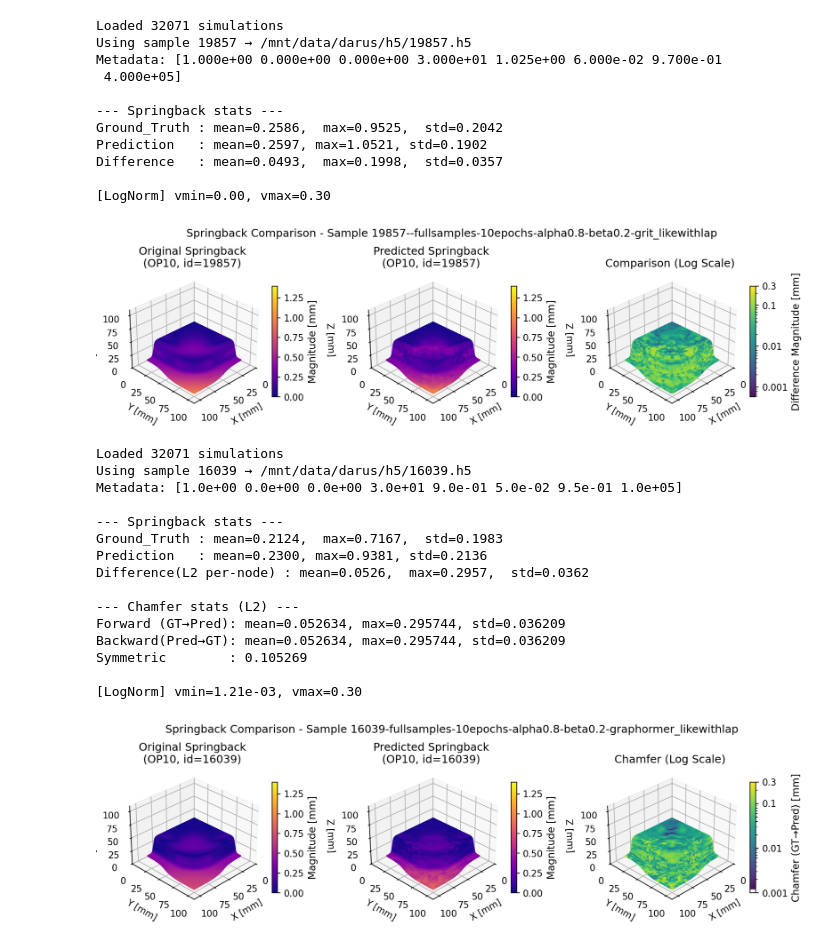
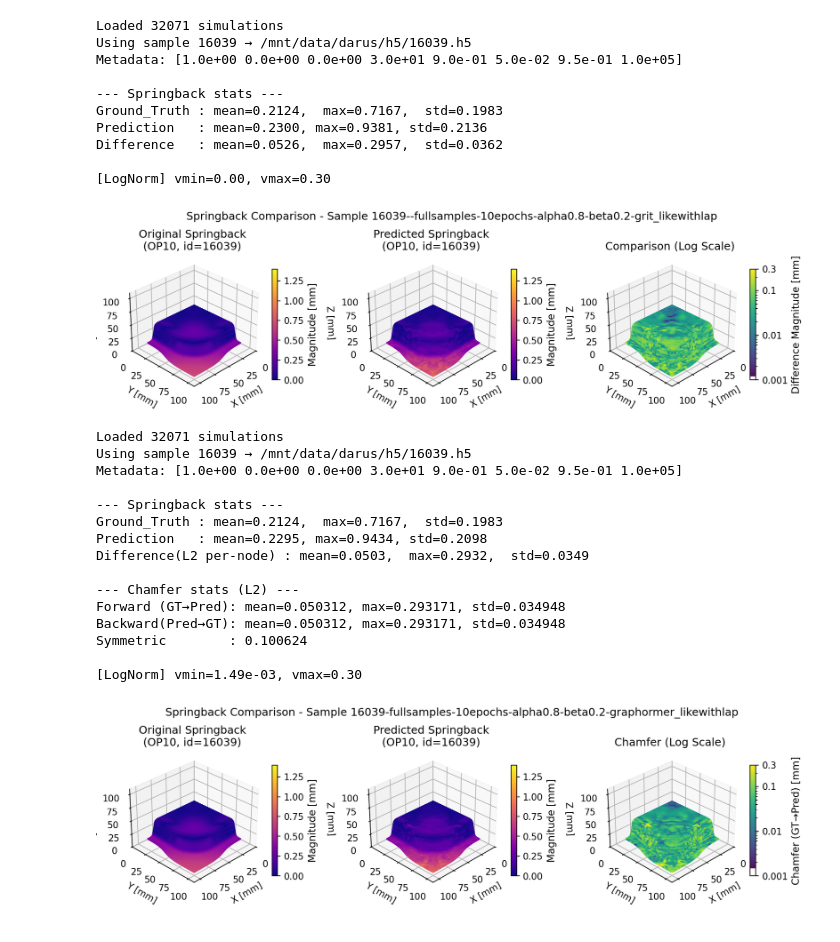
Before and after one commit to Jiang241023/research_project, a Jupyter notebook: hybrid_approach/feature_extraction/feature_display_pointcloud.ipynb, the cells around one changed output. Drawn from its saved outputs; the diff is of its cells as text; code cells hidden in the pictures.

```diff
--- a/hybrid_approach/feature_extraction/feature_display_pointcloud.ipynb
+++ b/hybrid_approach/feature_extraction/feature_display_pointcloud.ipynb
@@ -13,7 +13,7 @@ from utils_DDACS import extract_mesh, extract_point_springback
 OPERATION   = 10
 TIMESTEP    = 2
 sample_id   = "16039"
-pred_dir    = "/home/RUS_CIP/st186731/research_project/hybrid_approach/grit_like_and_graphormer_like/prediction/ddacs-node-regression/grit_like"
+pred_dir    = "/home/RUS_CIP/st186731/research_project/hybrid_approach/grit_like_and_graphormer_like/prediction/ddacs-node-regression/graphormer_like-fullsamples-10epochs-alpha0.8-beta0.2-graphormer_likewithlap"
 # pred_dir    = "/home/RUS_CIP/st186731/research_project/hybrid_approach/grit_like_and_graphormer_like/prediction/ddacs-node-regression/graphormer_like"
 data_root   = "/mnt/data/jiang"
 data_dir    = Path("/mnt/data/darus/")
@@ -150,40 +150,39 @@ cbar3.set_ticks([3e-1,1e-1, 1e-2, 1e-3,])                 # positions
 cbar3.set_ticklabels(['0.3', '0.1','0.01', '0.001'])        # labels you want
 cbar3.set_label("Difference Magnitude [mm]", fontsize=11)
 
 ax3.set_title("Comparison (Log Scale)")
 ax3.set_xlim(AXIS_LIMITS); ax3.set_ylim(AXIS_LIMITS); ax3.set_zlim(AXIS_LIMITS)
 ax3.view_init(VIEW_ELEVATION, VIEW_AZIMUTH)
 ax3.set_xlabel("X [mm]"); ax3.set_ylabel("Y [mm]"); ax3.set_zlabel("Z [mm]")
 
 # plt.suptitle(f"Springback Comparison - Sample {sim_id}-fullsamples-10epochs-alpha0.8-beta0.2-grit_likewithlap", y=0.98, fontsize=12)
 plt.suptitle(f"Springback Comparison - Sample {sim_id}--fullsamples-10epochs-alpha0.8-beta0.2-grit_likewithlap", y=0.98, fontsize=12)
 # plt.suptitle(f"Springback Comparison - Sample {sim_id}", y=0.98, fontsize=12)
 
 save_dir = Path("/home/RUS_CIP/st186731/research_project/figures")
 save_dir.mkdir(parents=True, exist_ok=True)
 
 fig.tight_layout()  # arrange subplots nicely
 if pred_dir == "/home/RUS_CIP/st186731/research_project/hybrid_approach/grit_like_and_graphormer_like/prediction/ddacs-node-regression/graphormer_like":
     fig.savefig(save_dir / f"springback_id{sample_id}_graphormer_like_with_lap_loss.png",
                 dpi=150, bbox_inches="tight", pad_inches=0.1)
 else:
     fig.savefig(save_dir / f"springback_id{sample_id}_grit_like_without_lap_loss_logscale-fullsamples-10epochs-alpha0.8-beta0.2-grit_likewithlap.png",
                 dpi=150, bbox_inches="tight", pad_inches=0.1)
 
 plt.show()
 # %% [output]
 Loaded 32071 simulations
-Using sample 19857 → /mnt/data/darus/h5/19857.h5
-Metadata: [1.000e+00 0.000e+00 0.000e+00 3.000e+01 1.025e+00 6.000e-02 9.700e-01
- 4.000e+05]
+Using sample 16039 → /mnt/data/darus/h5/16039.h5
+Metadata: [1.0e+00 0.0e+00 0.0e+00 3.0e+01 9.0e-01 5.0e-02 9.5e-01 1.0e+05]
 
 --- Springback stats ---
-Ground_Truth : mean=0.2586,  max=0.9525,  std=0.2042
-Prediction   : mean=0.2597, max=1.0521, std=0.1902
-Difference   : mean=0.0493,  max=0.1998,  std=0.0357
+Ground_Truth : mean=0.2124,  max=0.7167,  std=0.1983
+Prediction   : mean=0.2300, max=0.9381, std=0.2136
+Difference   : mean=0.0526,  max=0.2957,  std=0.0362
 
 [LogNorm] vmin=0.00, vmax=0.30
-[figure, old version]
+[figure, new version]
 # %%
 import os
 import numpy as np
@@ -200,8 +199,8 @@ from scipy.spatial import cKDTree as KDTree
 OPERATION   = 10
 TIMESTEP    = 2
 sample_id   = "16039"
-# pred_dir    = "/home/RUS_CIP/st186731/research_project/hybrid_approach/grit_like_and_graphormer_like/prediction/ddacs-node-regression/grit_like-fullsamples-10epochs-alpha0.8-beta0.2-grit_likewithlap"
-pred_dir  = "/home/RUS_CIP/st186731/research_project/hybrid_approach/grit_like_and_graphormer_like/prediction/ddacs-node-regression/graphormer_like"
+pred_dir    = "/home/RUS_CIP/st186731/research_project/hybrid_approach/grit_like_and_graphormer_like/prediction/ddacs-node-regression/grit_like-fullsamples-10epochs-alpha0.8-beta0.2-grit_likewithlap"
+# pred_dir  = "/home/RUS_CIP/st186731/research_project/hybrid_approach/grit_like_and_graphormer_like/prediction/ddacs-node-regression/graphormer_like"
 data_root   = "/mnt/data/jiang"
 data_dir    = Path("/mnt/data/darus/")
 
@@ -389,13 +388,13 @@ Metadata: [1.0e+00 0.0e+00 0.0e+00 3.0e+01 9.0e-01 5.0e-02 9.5e-01 1.0e+05]
 
 --- Springback stats ---
 Ground_Truth : mean=0.2124,  max=0.7167,  std=0.1983
-Prediction   : mean=0.2300, max=0.9381, std=0.2136
-Difference(L2 per-node) : mean=0.0526,  max=0.2957,  std=0.0362
+Prediction   : mean=0.2295, max=0.9434, std=0.2098
+Difference(L2 per-node) : mean=0.0503,  max=0.2932,  std=0.0349
 
 --- Chamfer stats (L2) ---
-Forward (GT→Pred): mean=0.052634, max=0.295744, std=0.036209
-Backward(Pred→GT): mean=0.052634, max=0.295744, std=0.036209
-Symmetric        : 0.105269
+Forward (GT→Pred): mean=0.050312, max=0.293171, std=0.034948
+Backward(Pred→GT): mean=0.050312, max=0.293171, std=0.034948
+Symmetric        : 0.100624
 
-[LogNorm] vmin=1.21e-03, vmax=0.30
+[LogNorm] vmin=1.49e-03, vmax=0.30
-[figure, old version]
+[figure, new version]
```
Also changed, not shown: parts of 1 cell of this notebook, 17 other files.
